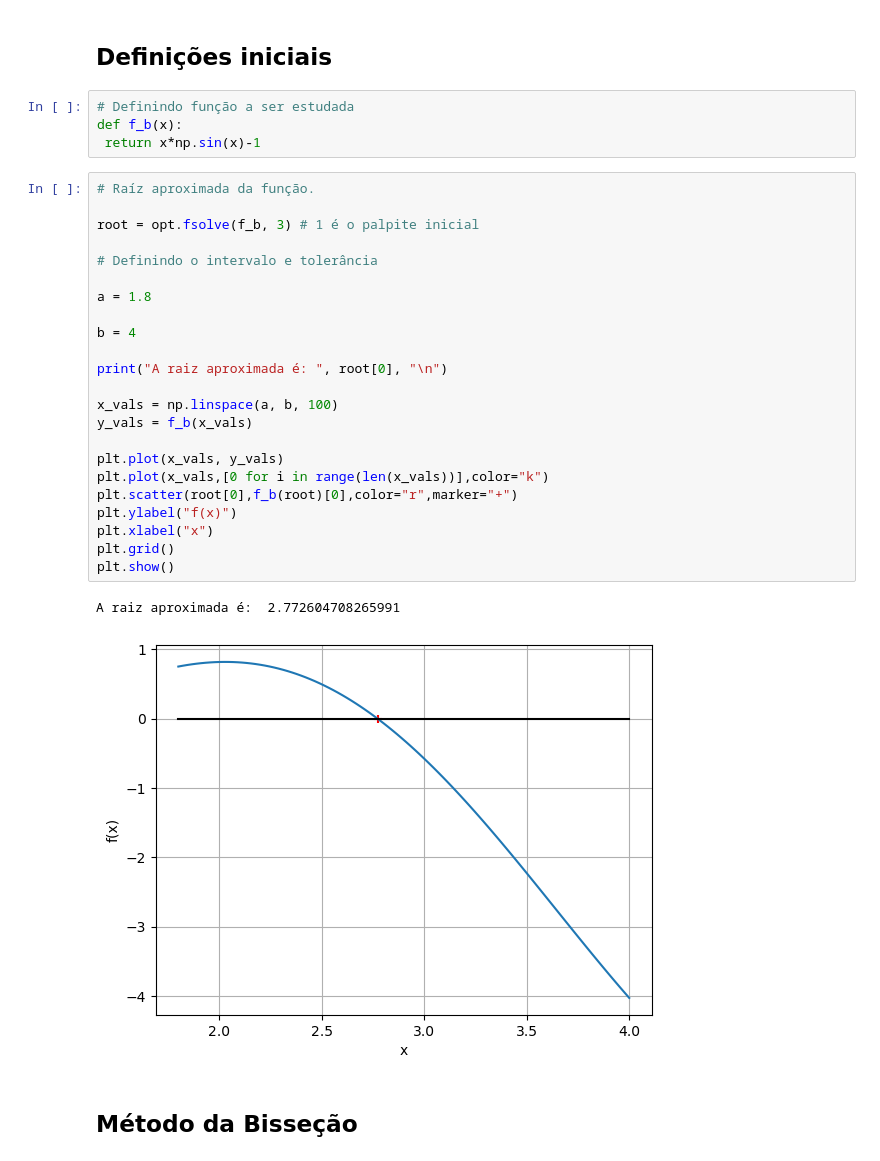
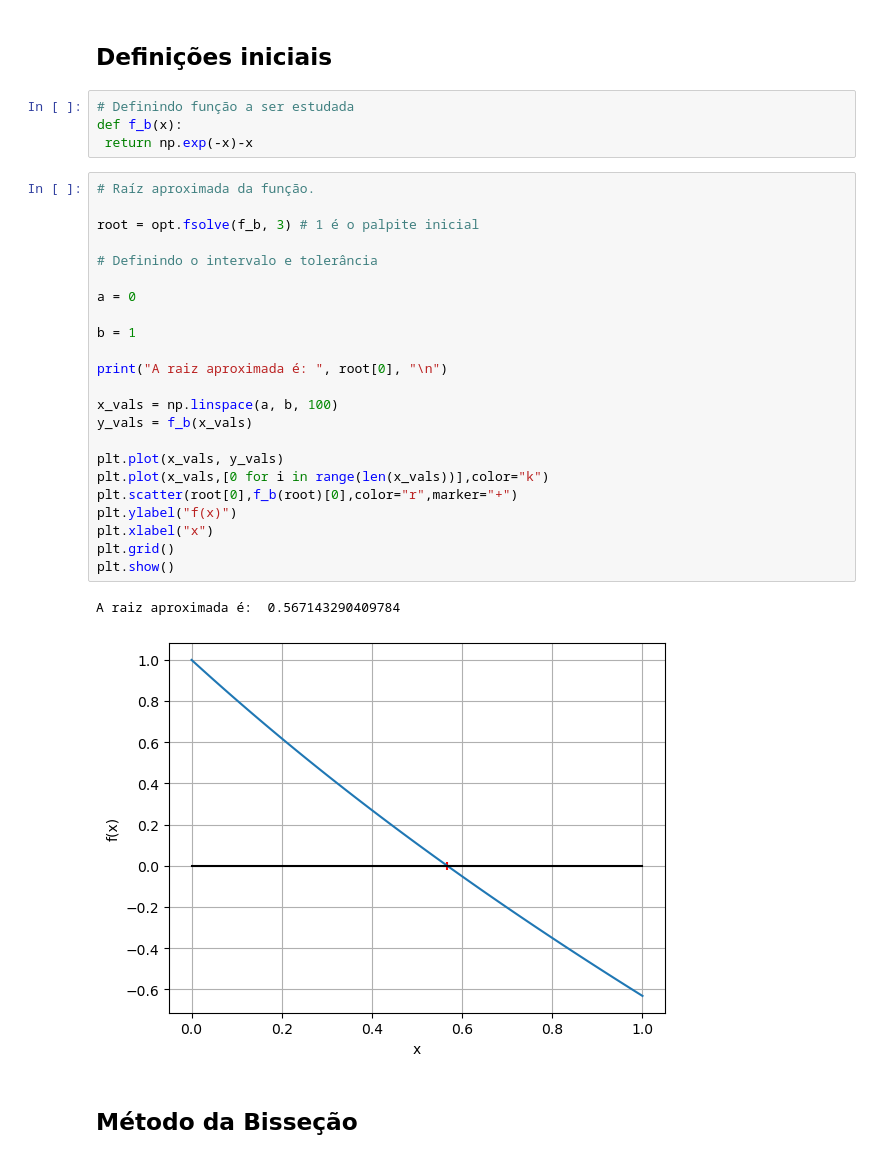
Before and after one commit to Esterci/metodos-numericos, a Jupyter notebook: lista_2/questao_9.ipynb, the cells around one changed output. Cells and saved outputs as stored; diff of their text form.

```diff
--- a/lista_2/questao_2.ipynb
+++ b/lista_2/questao_9.ipynb
@@ -164,33 +163,33 @@ Iteração-8, x2 = 2.094551 e f(x2) = -0.000000
 # %%
 # Definindo função a ser estudada
 def f_b(x):
- return x*np.sin(x)-1
+ return np.exp(-x)-x
 # %%
 # Raíz aproximada da função.
 
 root = opt.fsolve(f_b, 3) # 1 é o palpite inicial
 
 # Definindo o intervalo e tolerância
 
-a = 1.8
+a = 0
 
-b = 4
+b = 1
 
 print("A raiz aproximada é: ", root[0], "\n")
 
 x_vals = np.linspace(a, b, 100)
 y_vals = f_b(x_vals)
 
 plt.plot(x_vals, y_vals)
 plt.plot(x_vals,[0 for i in range(len(x_vals))],color="k")
 plt.scatter(root[0],f_b(root)[0],color="r",marker="+")
 plt.ylabel("f(x)")
 plt.xlabel("x")
 plt.grid()
 plt.show()
 # %% [output]
-A raiz aproximada é:  2.772604708265991
+A raiz aproximada é:  0.567143290409784
-[figure, old version]
+[figure, new version]
 # %% [markdown]
 ## Método da Bisseção
 # %%
```
Also changed, not shown: parts of 14 cells of this notebook.
